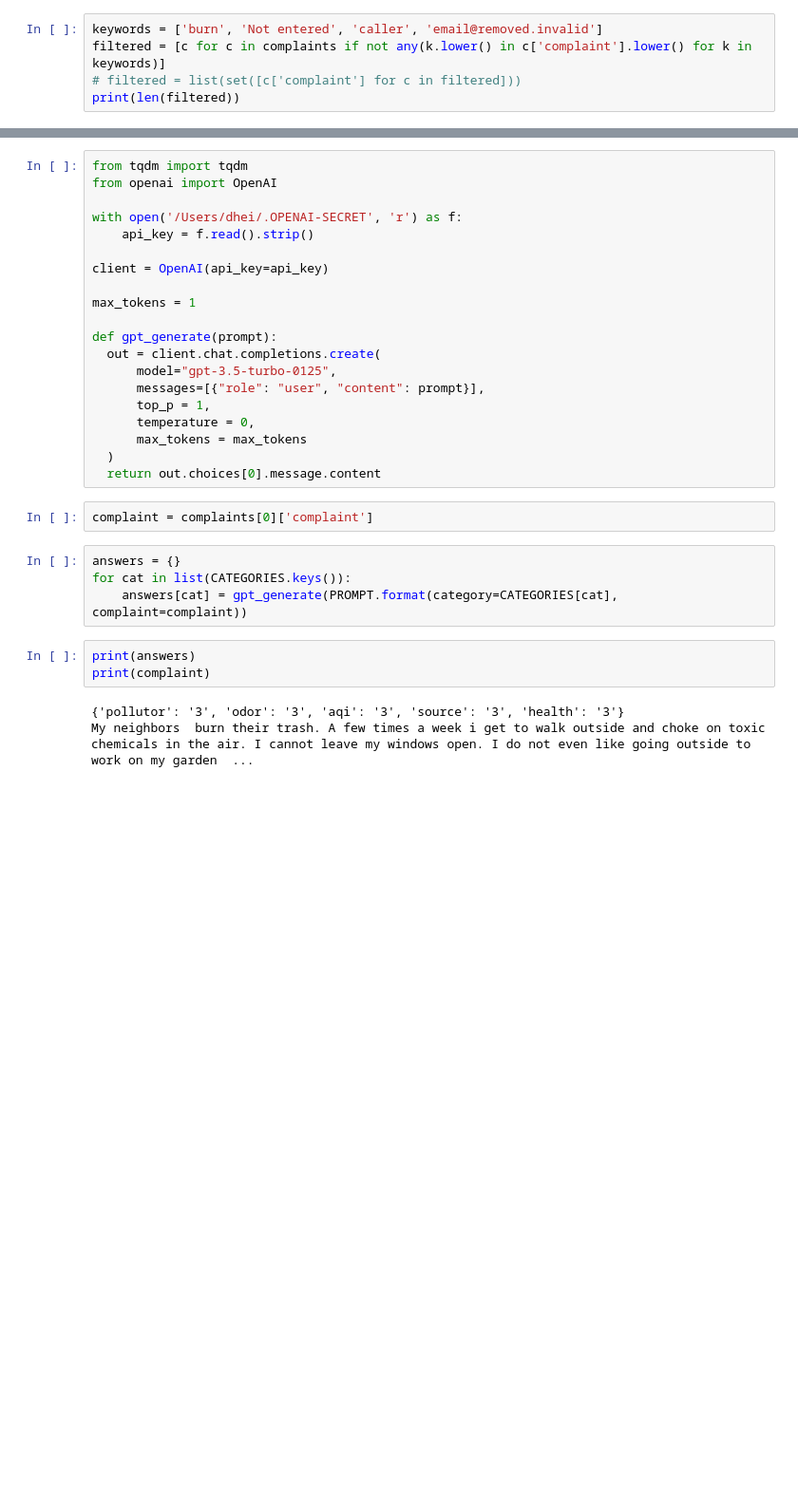
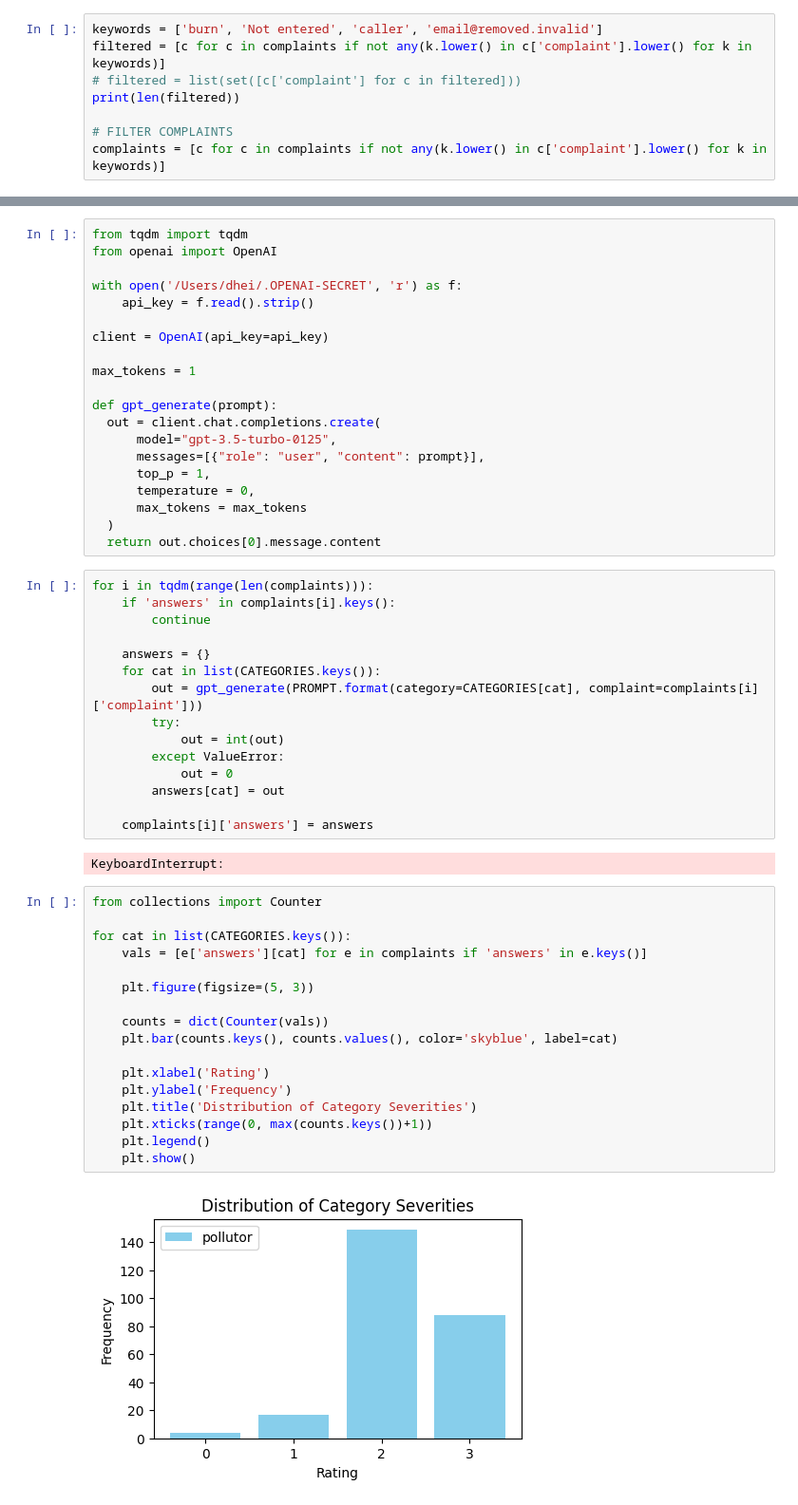
Before and after one commit to davidheineman/epa, a Jupyter notebook: epa/epa_scraper.ipynb, the cells around one changed output, grey strips where cells are left out. Shown: that part at 95% size. Saved outputs shown, nothing was run; the diff lists cells and outputs as text; blank space fills up the shorter version.

```diff
--- a/epa/epa_scraper.ipynb
+++ b/epa/epa_scraper.ipynb
@@ -167,6 +180,9 @@ keywords = ['burn', 'Not entered', 'caller', 'email@removed.invalid']
 filtered = [c for c in complaints if not any(k.lower() in c['complaint'].lower() for k in keywords)]
 # filtered = list(set([c['complaint'] for c in filtered]))
 print(len(filtered))
+
+# FILTER COMPLAINTS
+complaints = [c for c in complaints if not any(k.lower() in c['complaint'].lower() for k in keywords)]
 # %% [output]
 836
 # %%
@@ -223,15 +241,39 @@ def gpt_generate(prompt):
       max_tokens = max_tokens
   )
   return out.choices[0].message.content
-# %%
-complaint = complaints[0]['complaint']
-# %%
-answers = {}
-for cat in list(CATEGORIES.keys()):
-    answers[cat] = gpt_generate(PROMPT.format(category=CATEGORIES[cat], complaint=complaint))
-# %%
-print(answers)
-print(complaint)
-# %% [output]
-{'pollutor': '3', 'odor': '3', 'aqi': '3', 'source': '3', 'health': '3'}
-My neighbors  burn their trash. A few times a week i get to walk outside and choke on toxic chemicals in the air. I cannot leave my windows open. I do not even like going outside to work on my garden  ...
+# %%
+for i in tqdm(range(len(complaints))):
+    if 'answers' in complaints[i].keys():
+        continue
+
+    answers = {}
+    for cat in list(CATEGORIES.keys()):
+        out = gpt_generate(PROMPT.format(category=CATEGORIES[cat], complaint=complaints[i]['complaint']))
+        try:
+            out = int(out)
+        except ValueError:
+            out = 0
+        answers[cat] = out
+
+    complaints[i]['answers'] = answers
+# %% [output]
+KeyboardInterrupt:
+# %%
+from collections import Counter
+
+for cat in list(CATEGORIES.keys()):
+    vals = [e['answers'][cat] for e in complaints if 'answers' in e.keys()]
+
+    plt.figure(figsize=(5, 3))
+
+    counts = dict(Counter(vals))
+    plt.bar(counts.keys(), counts.values(), color='skyblue', label=cat)
+
+    plt.xlabel('Rating')
+    plt.ylabel('Frequency')
+    plt.title('Distribution of Category Severities')
+    plt.xticks(range(0, max(counts.keys())+1))
+    plt.legend()
+    plt.show()
+# %% [output]
+[figure, added]
```
Also changed, not shown: parts of 4 cells of this notebook.
